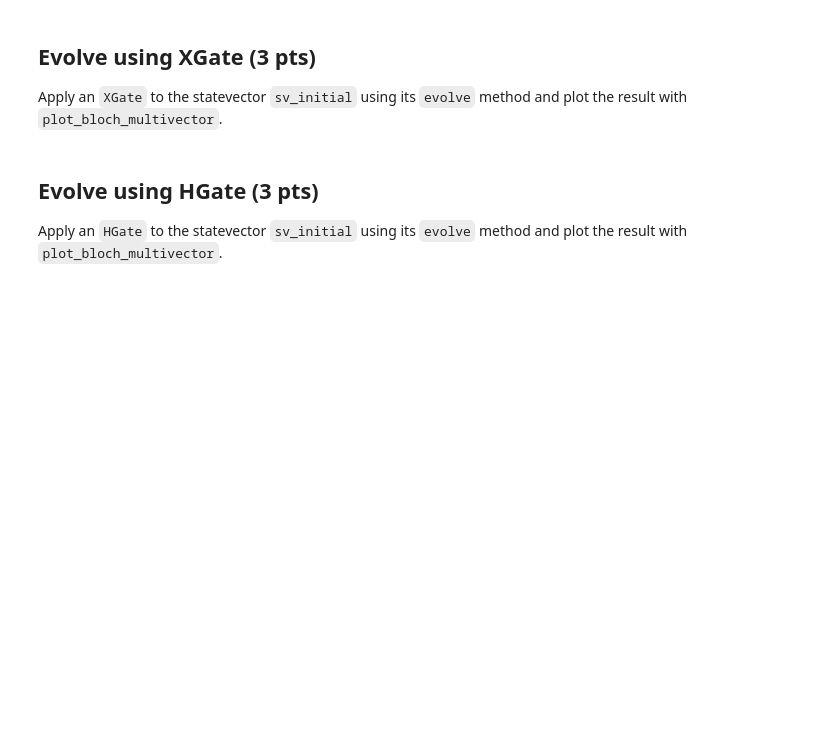
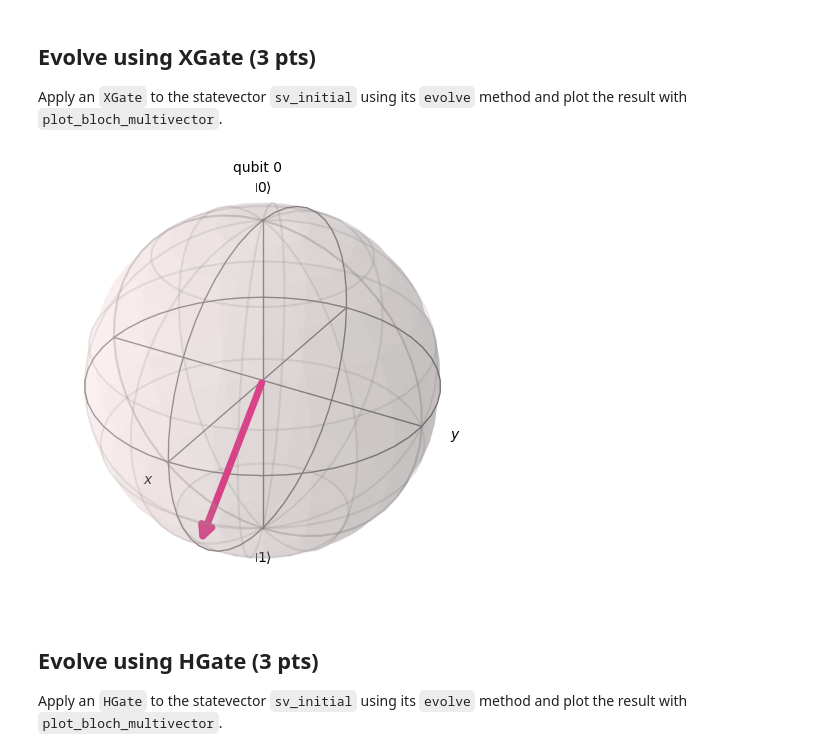
Before and after one commit to lilplatypus8/wsu-schoolwork, a Jupyter notebook: Spring-2026/Quantum-Gates-Homework/Quantum Gates Homework.ipynb, the cells around one changed output. Cells and saved outputs as stored; diff of their text form; code cells hidden in the pictures; blank space fills up the shorter version.

```diff
--- a/Spring-2026/Quantum-Gates-Homework/Quantum Gates Homework.ipynb
+++ b/Spring-2026/Quantum-Gates-Homework/Quantum Gates Homework.ipynb
@@ -160,7 +159,11 @@ plot_bloch_multivector(sv_initial)
 ## Evolve using XGate (3 pts)
 Apply an `XGate` to the statevector `sv_initial` using its `evolve` method and plot the result with `plot_bloch_multivector`.
 # %%
-# YOUR CODE BELOW
+# Evolve sv_initial over an XGate
+new_sv = sv_initial.evolve(XGate())
+plot_bloch_multivector(new_sv)
+# %% [output]
+[figure, added]
 # %% [markdown]
 ## Evolve using HGate (3 pts)
 Apply an `HGate` to the statevector `sv_initial` using its `evolve` method and plot the result with `plot_bloch_multivector`.
```
Also changed, not shown: parts of 14 cells of this notebook.
